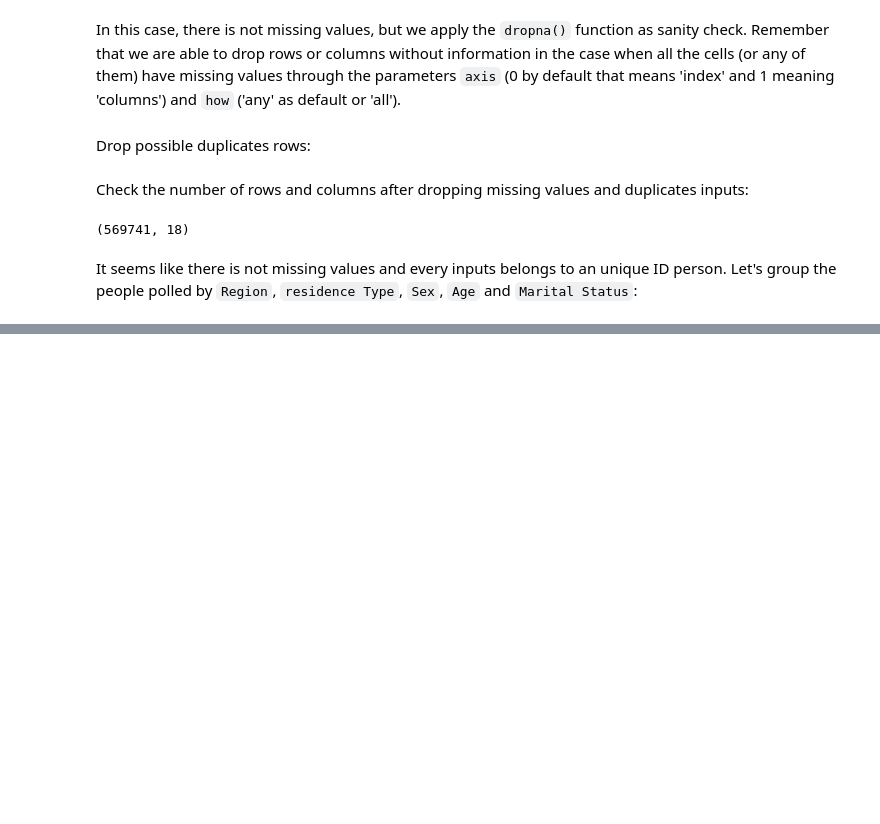
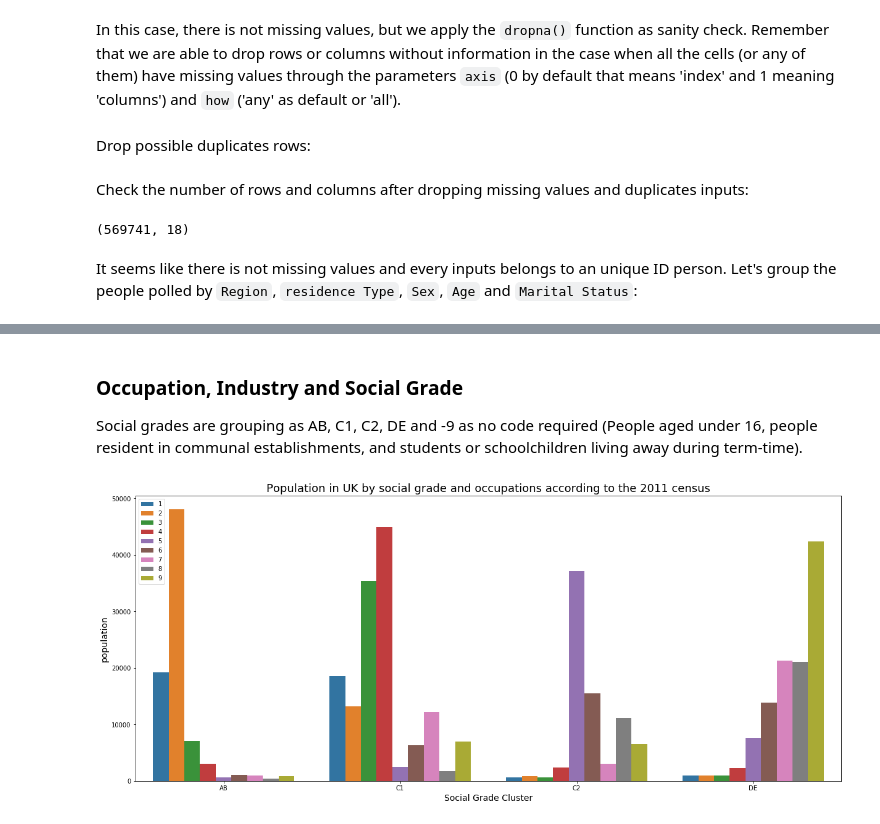
Before and after one commit to Daesparz/Conundrum_7, a Jupyter notebook: exploratory_data_analysis.ipynb, the cells around one changed output, grey strips where cells are left out. Cells and saved outputs as stored; diff of their text form; code cells hidden in the pictures; blank space fills up the shorter version.

```diff
--- a/exploratory_data_analysis.ipynb
+++ b/exploratory_data_analysis.ipynb
@@ -90,0 +144,18 @@ _ = sns.barplot(x='Region', y='counter', hue="Sex", data=df_groupRegionSex.reset
+# %% [markdown]
+### Occupation, Industry and Social Grade
+
+Social grades are grouping as AB, C1, C2, DE and -9 as no code required (People aged under 16, people resident in communal establishments, and students or schoolchildren living away during term-time).
+# %%
+df_occupationSocial = df_group.groupby(['Occupation', 'Approximated Social Grade']).count().counter.reset_index()
+# %%
+df3 = df_occupationSocial[(df_occupationSocial.Occupation != -9) & (df_occupationSocial['Approximated Social Grade'] != -9)]
+# %%
+_ = plt.figure(figsize=(20.5, 8.5))
+_ = sns.barplot(x='Approximated Social Grade', y='counter', hue='Occupation', data=df3)
+_ = plt.title('Population in UK by social grade and occupations according to the 2011 census', size=18)
+_ = plt.xticks(np.arange(4), ('AB','C1','C2', 'DE'))
+_ = plt.ylabel('population', size=14)
+_ = plt.xlabel('Social Grade Cluster', size=14)
+_ = plt.legend(loc='upper left')
+# %% [output]
+[figure, added]
```
Also changed, not shown: parts of 19 cells of this notebook.
